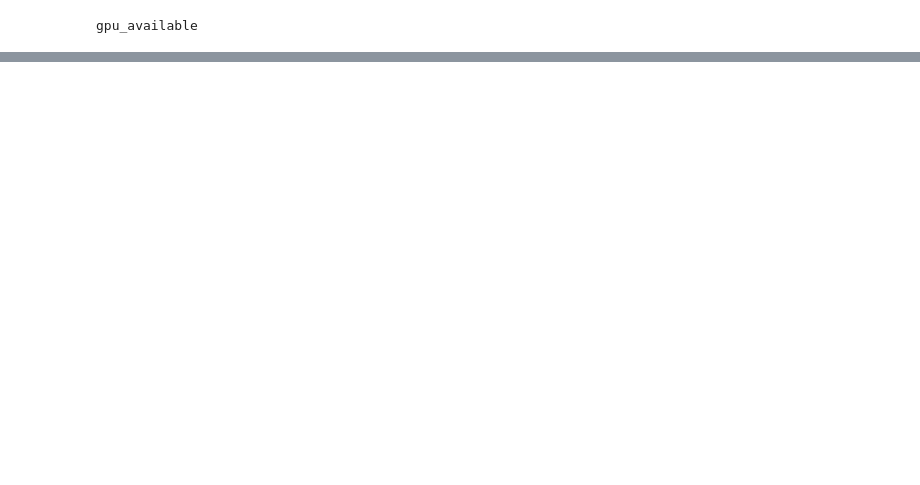
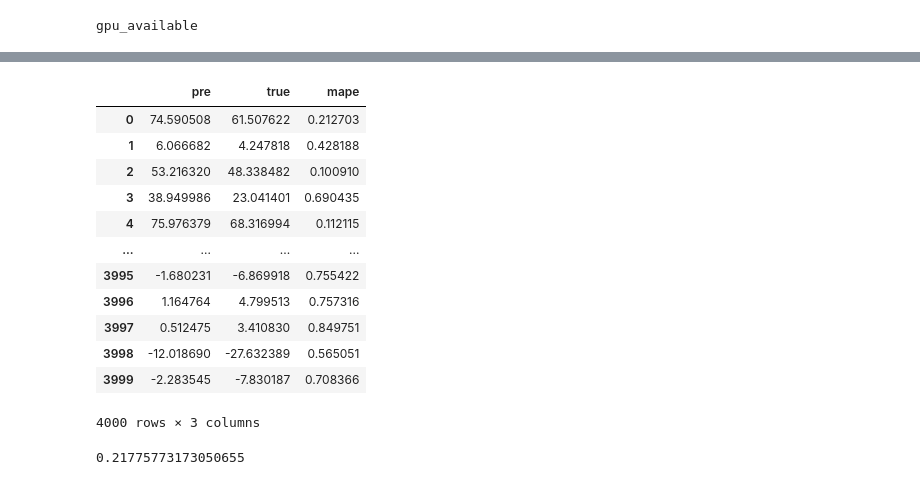
Before and after one commit to EnkiDoctor/Function_neural_network, a Jupyter notebook: 2dtest.ipynb, the cells around one changed output, grey strips where cells are left out. Cells and saved outputs as stored; diff of their text form; code cells hidden in the pictures; blank space fills up the shorter version.

```diff
--- a/2dtest.ipynb
+++ b/2dtest.ipynb
@@ -44,17 +44,13 @@ class CNN_16d2(nn.Module):
         super(CNN_16d2,self).__init__()
         self.conv1 = nn.Conv2d(1, 4, 2,  stride=2)
         self.conv2 = nn.Conv2d(4, 16, 2, stride=2)
-        self.conv3 = nn.Conv2d(16, 64, 2, stride=2)
-        self.conv4 = nn.Conv2d(64, 256, 2, stride=2)
-        self.conv5 = nn.Conv2d(256, 640, 2, stride=2)
-        self.conv6 = nn.Conv2d(640, 160, 2, stride=2)
-        self.conv7 = nn.Conv2d(160, 40, 2, stride=2)
-        self.conv8 = nn.Conv2d(40, 10, 2, stride=2)
-
+        self.conv3 = nn.Conv2d(16, 160, 2, stride=2)
+        self.conv4 = nn.Conv2d(160, 40, 2, stride=2)
+        self.conv5 = nn.Conv2d(40, 10, 2, stride=2)
 
         self.flat = nn.Flatten()
-        self.fc1 = nn.Linear(10, 120)
-        self.fc2 = nn.Linear(120, 60)
+        self.fc1 = nn.Linear(10, 60)
+        self.fc2 = nn.Linear(60, 60)
         self.fc3 = nn.Linear(60, 20)
         self.fc4 = nn.Linear(20, 1)
 
@@ -69,12 +65,7 @@ class CNN_16d2(nn.Module):
         #print(x.shape)
         x = self.conv5(x)
         #print(x.shape)
-        x = self.conv6(x)
-        #print(x.shape)
-        x = self.conv7(x)
-        #print(x.shape)
-        x = self.conv8(x)
-        #print(x.shape)
+
         x = self.flat(x)
         x = torch.relu(self.fc1(x))
         x = torch.relu(self.fc2(x))
@@ -89,9 +86,9 @@ if torch.cuda.is_available():
 # %% [output]
 gpu_available
 # %%
-optimizer = optim.Adam(model.parameters(), lr =1)
+optimizer = optim.Adam(model.parameters(), lr =0.001)
 criteon= nn.MSELoss()
-EPOCH = 100
+EPOCH = 5
 loss_list = []
 for epoch in range(EPOCH):
     model.train()
@@ -101,7 +98,7 @@ for epoch in range(EPOCH):
             data, target = data.cuda(), target.cuda()
         #data, target = Variable(data), Variable(target)
 
-        data = torch.reshape(data,(batchsize, 1, 256,256))
+        data = torch.reshape(data,(batchsize, 1, 32,32))
         target = torch.reshape(target, (batchsize, 1))
         optimizer.zero_grad()
 
@@ -121,8 +118,8 @@ for epoch in range(EPOCH):
         optimizer.step()
 
         sum_loss += loss.item()
-        if batch_idx % 100 == 99:
-            print("train epoch {} loss : {:.3f} ^e6".format(epoch, sum_loss/100000000))
+        if batch_idx % 10 == 9:
+            print("train epoch {} loss : {:.3f} ".format(epoch, sum_loss/10))
             loss_list.append(sum_loss/100)
             sum_loss = 0
 # %% [output]
@@ -154,0 +143,5 @@ array([ 5.13073777e+05, -1.19680497e+04, -3.54062587e+03, ...,
+# %%
+model = model.cpu()
+re = model(torch.Tensor(X_test.reshape(4000,1,32,32))).detach().numpy()
+re = re.reshape(4000)
+re
@@ -154,0 +155,4 @@ array([ 5.13073777e+05, -1.19680497e+04, -3.54062587e+03, ...,
+# %%
+resultvalue = pd.DataFrame([re,Y_test.numpy()]).T
+resultvalue.columns = ['pre','true']
+resultvalue
@@ -154,0 +173,21 @@ array([ 5.13073777e+05, -1.19680497e+04, -3.54062587e+03, ...,
+# %%
+resultvalue['mape'] = np.abs(resultvalue['pre'] - resultvalue['true'])/np.abs(resultvalue['true'])
+resultvalue
+# %% [output]
+|  | pre | true | mape |
+| 0 | 74.590508 | 61.507622 | 0.212703 |
+| 1 | 6.066682 | 4.247818 | 0.428188 |
+| 2 | 53.216320 | 48.338482 | 0.100910 |
+| 3 | 38.949986 | 23.041401 | 0.690435 |
+| 4 | 75.976379 | 68.316994 | 0.112115 |
+| ... | ... | ... | ... |
+| 3995 | -1.680231 | -6.869918 | 0.755422 |
+| 3996 | 1.164764 | 4.799513 | 0.757316 |
+| 3997 | 0.512475 | 3.410830 | 0.849751 |
+| 3998 | -12.018690 | -27.632389 | 0.565051 |
+| 3999 | -2.283545 | -7.830187 | 0.708366 |
+4000 rows × 3 columns
+# %%
+resultvalue['mape'].median()
+# %% [output]
+0.21775773173050655
```
Also changed, not shown: parts of 11 cells of this notebook, 2 other files.
